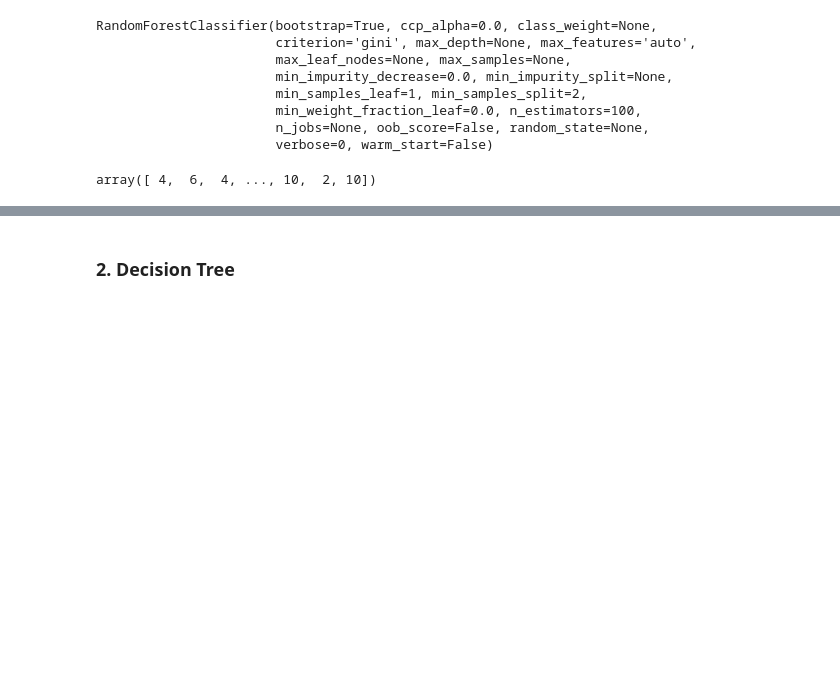
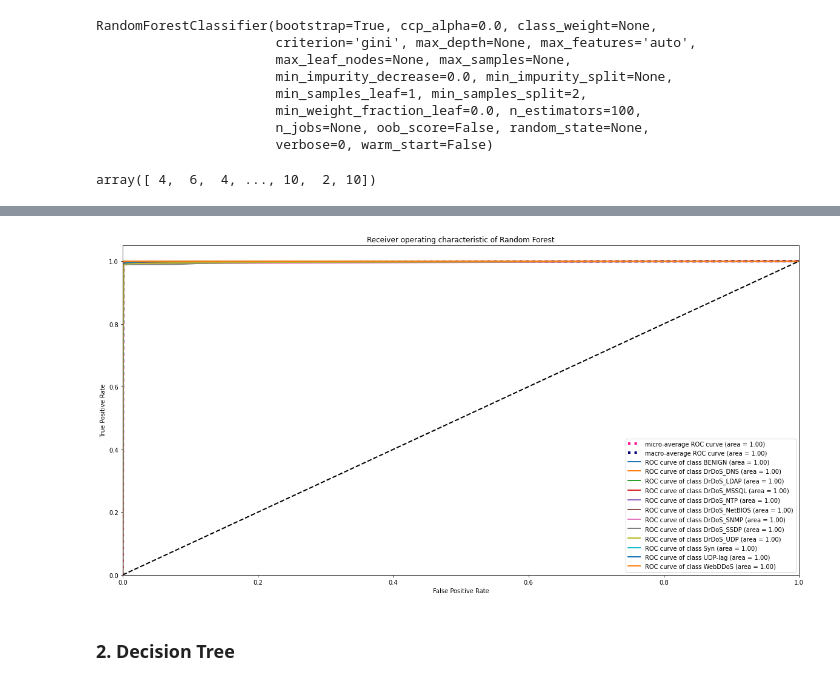
Before and after one commit to somesh636/DDoS_CyberThreat_Detection_AI_ML_Algorithms, a Jupyter notebook: DDoS_ML_AI_TTSData_2.ipynb, the cells around one changed output, grey strips where cells are left out. Cells and saved outputs as stored; diff of their text form; code cells hidden in the pictures; blank space fills up the shorter version.

```diff
--- a/DDoS_ML_AI_TTSData_2.ipynb
+++ b/DDoS_ML_AI_TTSData_2.ipynb
@@ -414,3 +495,8 @@ Accuracy Score for Random_Forest:
+# %%
+title = 'Receiver operating characteristic of Random Forest'
+RoC_Curve(rf, X_test_std_20, y_test_20, title)
+# %% [output]
+[figure, added]
 # %% [markdown]
 ### 2. Decision Tree
 # %%
```
Also changed, not shown: parts of 32 cells of this notebook.
